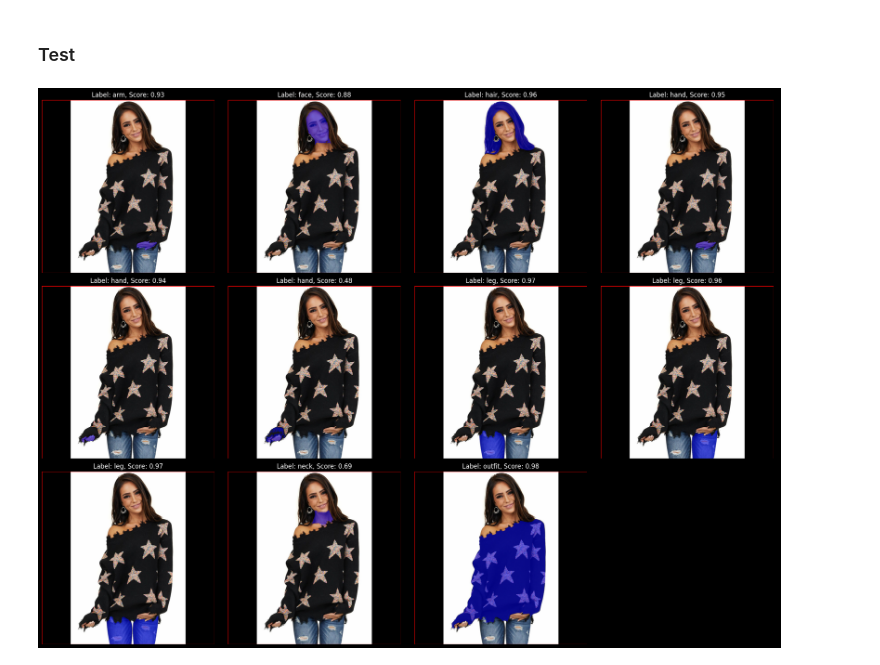
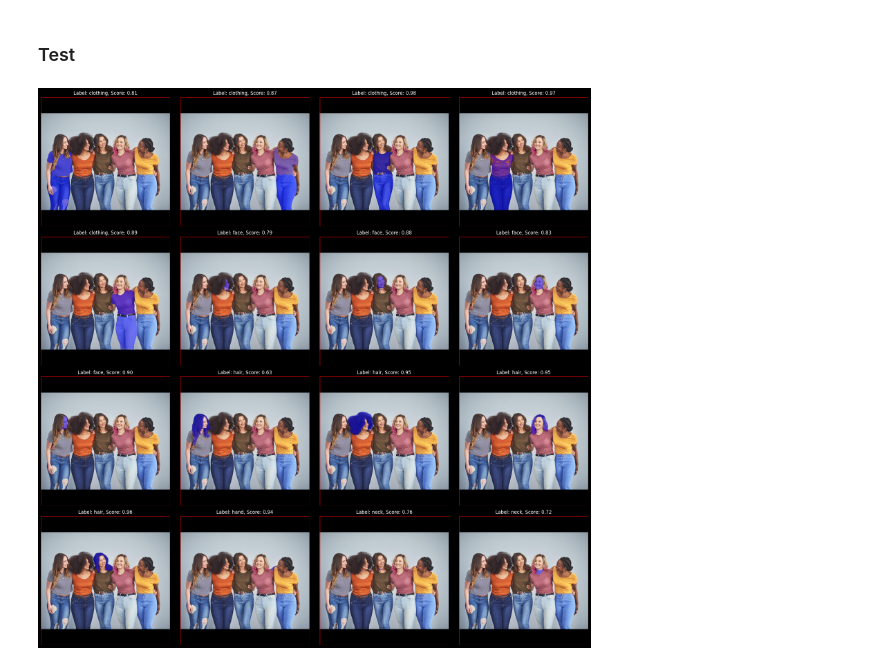
Before and after one commit to MnLgt/ImagenHeap, a Jupyter notebook: segment_example.ipynb, the cells around one changed output. Cells and saved outputs as stored; diff of their text form; code cells hidden in the pictures.

Commit message:
added text_prompt filter to dino

```diff
--- a/segment_example.ipynb
+++ b/segment_example.ipynb
@@ -40,22 +40,24 @@ def get_masks(
     unformatted_results = get_sam_results(images, dino_results, text_prompt, device)
 
     sam_results = SAMResults(
-        images[0], labels_dict, **unformatted_results[0], person_masks_only=False
+        images[0], labels_dict, **unformatted_results[0], person_masks_only=False,**kwargs
     )
     return sam_results
 # %%
-text_prompt = ["hair", "face", "neck", "arm", "hand", "back", "leg", "foot", "outfit", "phone", "hat", "shoe"]
+text_prompt = ["hair", "face", "neck", "arm", "hand", "back", "leg", "clothing", "phone", "hat", "foot"]
 
 text_prompt = ".".join(text_prompt)
 
 labels_dict = {prompt.strip(): idx for idx, prompt in enumerate(text_prompt.split("."))}
 
-url = "https://i.pinimg.com/originals/0e/81/a5/0e81a50957835a0e0eeda879ed442955.jpg"
-sam_results = get_masks(text_prompt, [url], labels_dict, box_threshold=0.3, overlap_thresh=0.8)
+
+url = "https://static.independent.co.uk/s3fs-public/thumbnails/image/2020/03/05/10/istock-1137700343.jpg"
+
+sam_results = get_masks(text_prompt, [url], labels_dict, box_threshold=0.3, text_threshold=0.35,labels_to_dedupe=None)
 
 sam_results.display_results()
 # %% [output]
-[figure, old version]
+[figure, new version]
 # %%
 dino_results.scores
 # %% [output]
```
Also changed, not shown: parts of 2 cells of this notebook, 4 other files.
